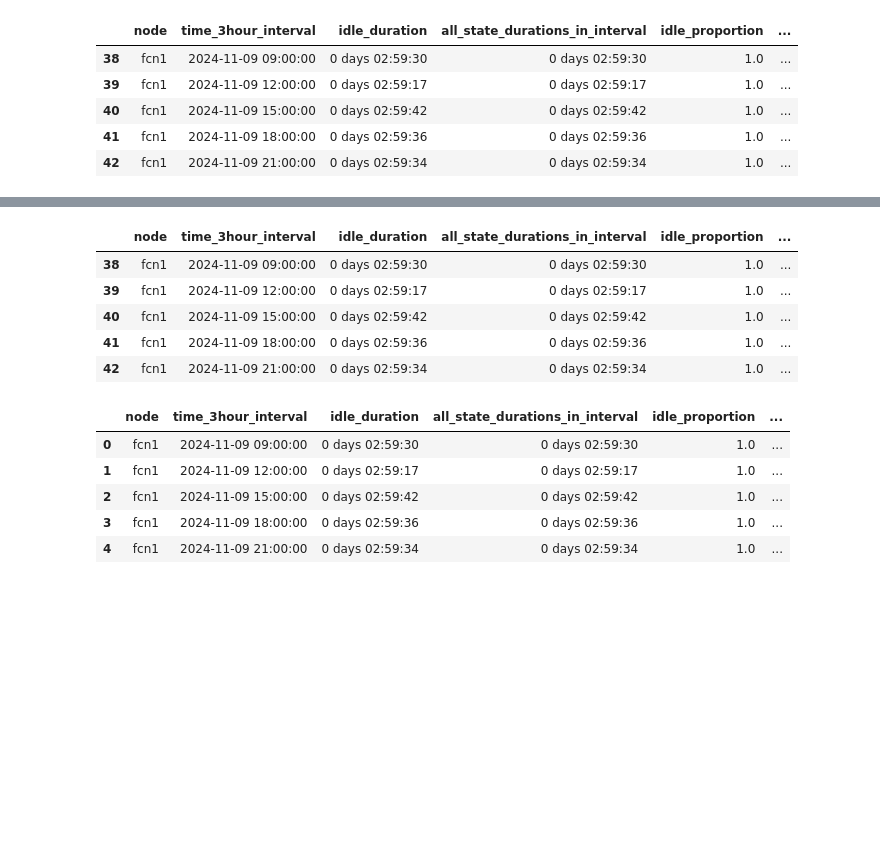
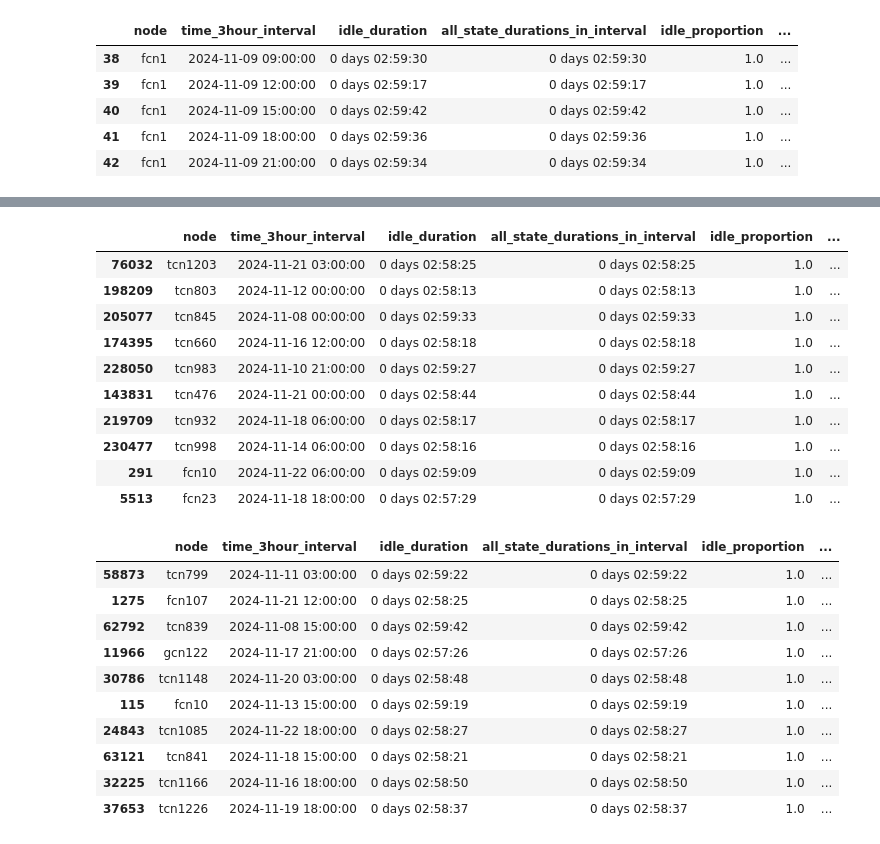
Before and after one commit to sara-nl/energy_efficiency_system_level, a Jupyter notebook: sinfo_energy_motivation.ipynb, the cells around one changed output, grey strips where cells are left out. Cells and saved outputs as stored; diff of their text form; code cells hidden in the pictures; blank space fills up the shorter version.

```diff
--- a/sinfo_energy_motivation.ipynb
+++ b/sinfo_energy_motivation.ipynb
@@ -140,6 +140,4 @@ df_idle_1hour_power_signals = (df_stat_1hour_idle[~mask])[node_time_signals + su
 
 # get the average power for each node
 df_idle_power_average = df_idle_1hour_power_signals.groupby('node', as_index=False)[['surf_cpu_power_mean','surf_sys_power_mean',
-                                               'surf_gpu_board_power_mean']].mean(numeric_only=True)
-display(df_idle_1hour_power_signals.head(), df_idle_power_average.head(),
-                    df_idle_power_average.describe())
+                                               'surf_mem_power_mean','surf_gpu_board_power_mean']].mean(numeric_only=True)
@@ -268,32 +280,42 @@ plt.show()
 # %%
 """
 We compute energy consumption for the idle nodes, for doing so we use the data farme
 that shows the amount of power useage for each idle node.
 """
 KILO_WAT_CONVERSION = 1000
 
 # do the left join with df_idle_power_average
 df_high_idle_with_average_power = pd.merge(left=df_stat_highly_idle, right=df_idle_power_average,
               how='left', on='node')
 
 # use surf sys power and compute the idle kilo wat hour
 df_high_idle_with_average_power['idle_kilo_watt_hour'] = (df_high_idle_with_average_power['idle_duration_hour']
                                                          .multiply(df_high_idle_with_average_power['surf_sys_power_mean']
                                                                    /KILO_WAT_CONVERSION, fill_value=0))
-display(df_stat_highly_idle. head(), df_high_idle_with_average_power.head())
+display(df_stat_highly_idle.sample(n=10), df_high_idle_with_average_power.sample(n=10))
 # %% [output]
 |  | node | time_3hour_interval | idle_duration | all_state_durations_in_interval | idle_proportion | ... |
-| 38 | fcn1 | 2024-11-09 09:00:00 | 0 days 02:59:30 | 0 days 02:59:30 | 1.0 | ... |
-| 39 | fcn1 | 2024-11-09 12:00:00 | 0 days 02:59:17 | 0 days 02:59:17 | 1.0 | ... |
-| 40 | fcn1 | 2024-11-09 15:00:00 | 0 days 02:59:42 | 0 days 02:59:42 | 1.0 | ... |
-| 41 | fcn1 | 2024-11-09 18:00:00 | 0 days 02:59:36 | 0 days 02:59:36 | 1.0 | ... |
-| 42 | fcn1 | 2024-11-09 21:00:00 | 0 days 02:59:34 | 0 days 02:59:34 | 1.0 | ... |
+| 76032 | tcn1203 | 2024-11-21 03:00:00 | 0 days 02:58:25 | 0 days 02:58:25 | 1.0 | ... |
+| 198209 | tcn803 | 2024-11-12 00:00:00 | 0 days 02:58:13 | 0 days 02:58:13 | 1.0 | ... |
+| 205077 | tcn845 | 2024-11-08 00:00:00 | 0 days 02:59:33 | 0 days 02:59:33 | 1.0 | ... |
+| 174395 | tcn660 | 2024-11-16 12:00:00 | 0 days 02:58:18 | 0 days 02:58:18 | 1.0 | ... |
+| 228050 | tcn983 | 2024-11-10 21:00:00 | 0 days 02:59:27 | 0 days 02:59:27 | 1.0 | ... |
+| 143831 | tcn476 | 2024-11-21 00:00:00 | 0 days 02:58:44 | 0 days 02:58:44 | 1.0 | ... |
+| 219709 | tcn932 | 2024-11-18 06:00:00 | 0 days 02:58:17 | 0 days 02:58:17 | 1.0 | ... |
+| 230477 | tcn998 | 2024-11-14 06:00:00 | 0 days 02:58:16 | 0 days 02:58:16 | 1.0 | ... |
+| 291 | fcn10 | 2024-11-22 06:00:00 | 0 days 02:59:09 | 0 days 02:59:09 | 1.0 | ... |
+| 5513 | fcn23 | 2024-11-18 18:00:00 | 0 days 02:57:29 | 0 days 02:57:29 | 1.0 | ... |
 |  | node | time_3hour_interval | idle_duration | all_state_durations_in_interval | idle_proportion | ... |
-| 0 | fcn1 | 2024-11-09 09:00:00 | 0 days 02:59:30 | 0 days 02:59:30 | 1.0 | ... |
-| 1 | fcn1 | 2024-11-09 12:00:00 | 0 days 02:59:17 | 0 days 02:59:17 | 1.0 | ... |
-| 2 | fcn1 | 2024-11-09 15:00:00 | 0 days 02:59:42 | 0 days 02:59:42 | 1.0 | ... |
-| 3 | fcn1 | 2024-11-09 18:00:00 | 0 days 02:59:36 | 0 days 02:59:36 | 1.0 | ... |
-| 4 | fcn1 | 2024-11-09 21:00:00 | 0 days 02:59:34 | 0 days 02:59:34 | 1.0 | ... |
+| 58873 | tcn799 | 2024-11-11 03:00:00 | 0 days 02:59:22 | 0 days 02:59:22 | 1.0 | ... |
+| 1275 | fcn107 | 2024-11-21 12:00:00 | 0 days 02:58:25 | 0 days 02:58:25 | 1.0 | ... |
+| 62792 | tcn839 | 2024-11-08 15:00:00 | 0 days 02:59:42 | 0 days 02:59:42 | 1.0 | ... |
+| 11966 | gcn122 | 2024-11-17 21:00:00 | 0 days 02:57:26 | 0 days 02:57:26 | 1.0 | ... |
+| 30786 | tcn1148 | 2024-11-20 03:00:00 | 0 days 02:58:48 | 0 days 02:58:48 | 1.0 | ... |
+| 115 | fcn10 | 2024-11-13 15:00:00 | 0 days 02:59:19 | 0 days 02:59:19 | 1.0 | ... |
+| 24843 | tcn1085 | 2024-11-22 18:00:00 | 0 days 02:58:27 | 0 days 02:58:27 | 1.0 | ... |
+| 63121 | tcn841 | 2024-11-18 15:00:00 | 0 days 02:58:21 | 0 days 02:58:21 | 1.0 | ... |
+| 32225 | tcn1166 | 2024-11-16 18:00:00 | 0 days 02:58:50 | 0 days 02:58:50 | 1.0 | ... |
+| 37653 | tcn1226 | 2024-11-19 18:00:00 | 0 days 02:58:37 | 0 days 02:58:37 | 1.0 | ... |
 # %%
 # plotting
 
```
Also changed, not shown: parts of 12 cells of this notebook, 1 other file.
